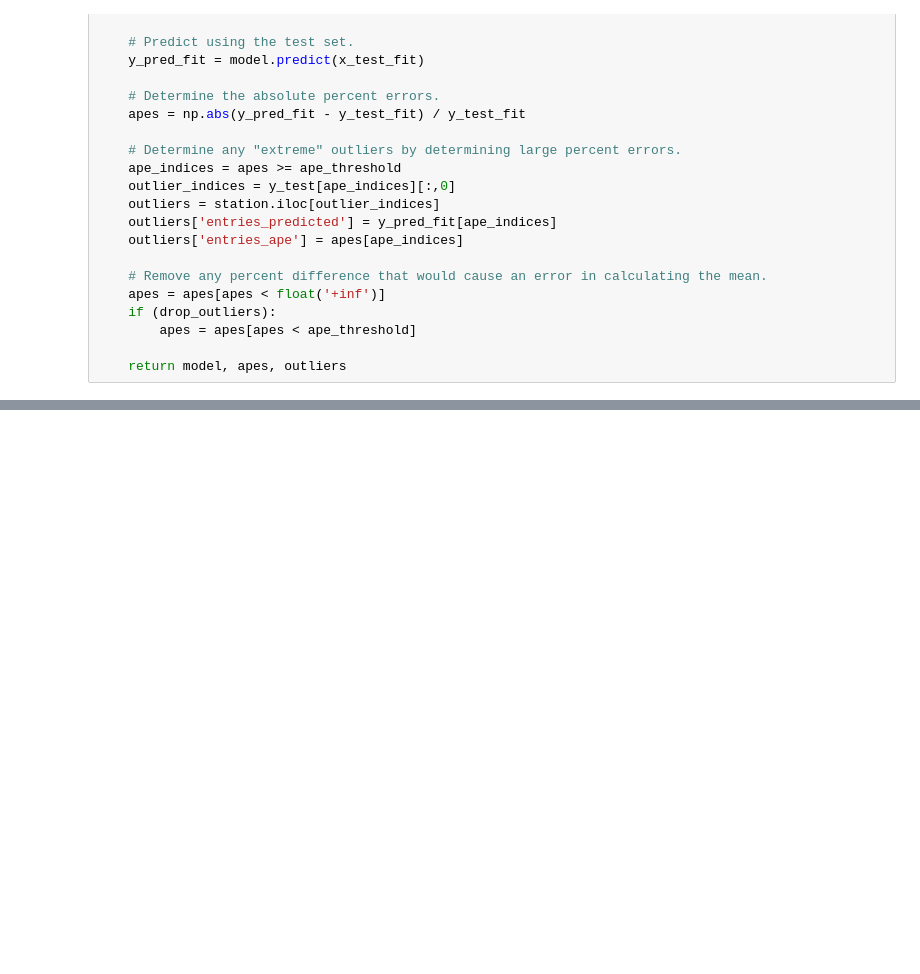
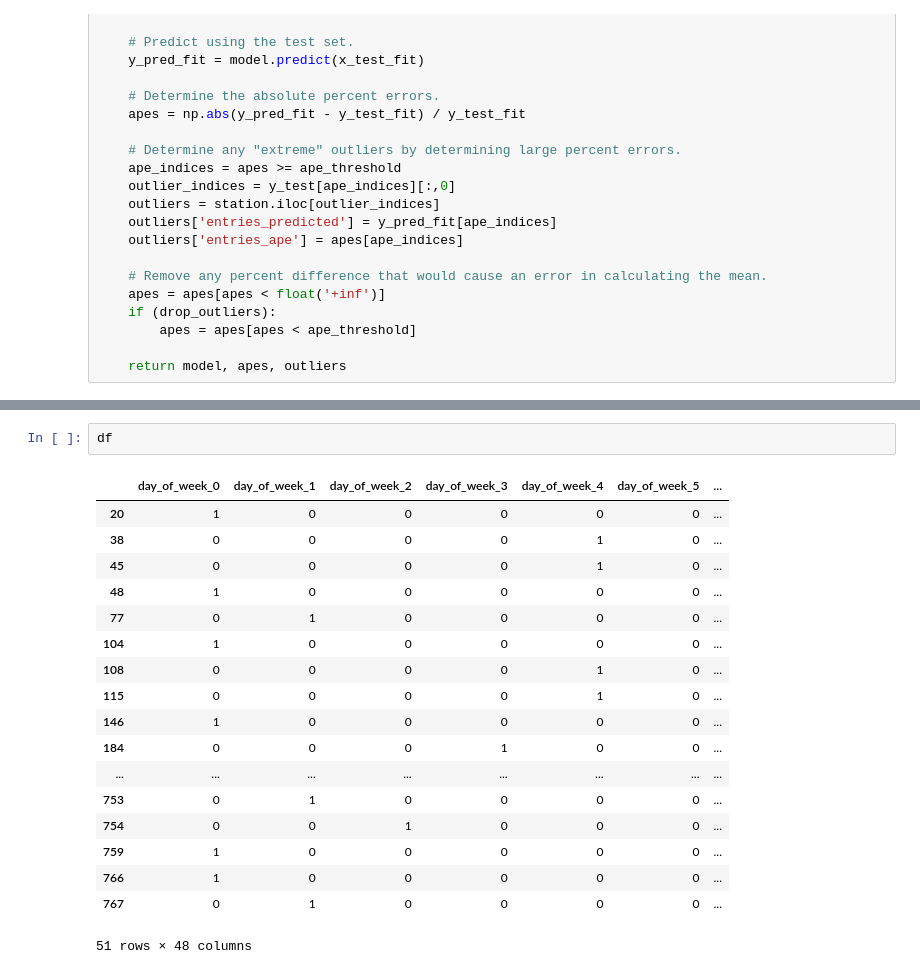
Before and after one commit to azampagl/harvard-capstone, a Jupyter notebook: src/prediction/daily_t_station/EntriesByDay-SVM.ipynb, the cells around one changed output, grey strips where cells are left out. Drawn from its saved outputs; the diff is of its cells as text; blank space fills up the shorter version.

```diff
--- a/src/prediction/daily_t_station/EntriesByDay-SVM.ipynb
+++ b/src/prediction/daily_t_station/EntriesByDay-SVM.ipynb
@@ -164,0 +185,21 @@ outliers.to_csv("kenmore-outliers.csv")
+# %%
+df
+# %% [output]
+|  | day_of_week_0 | day_of_week_1 | day_of_week_2 | day_of_week_3 | day_of_week_4 | day_of_week_5 | ... |
+| 20 | 1 | 0 | 0 | 0 | 0 | 0 | ... |
+| 38 | 0 | 0 | 0 | 0 | 1 | 0 | ... |
+| 45 | 0 | 0 | 0 | 0 | 1 | 0 | ... |
+| 48 | 1 | 0 | 0 | 0 | 0 | 0 | ... |
+| 77 | 0 | 1 | 0 | 0 | 0 | 0 | ... |
+| 104 | 1 | 0 | 0 | 0 | 0 | 0 | ... |
+| 108 | 0 | 0 | 0 | 0 | 1 | 0 | ... |
+| 115 | 0 | 0 | 0 | 0 | 1 | 0 | ... |
+| 146 | 1 | 0 | 0 | 0 | 0 | 0 | ... |
+| 184 | 0 | 0 | 0 | 1 | 0 | 0 | ... |
+| ... | ... | ... | ... | ... | ... | ... | ... |
+| 753 | 0 | 1 | 0 | 0 | 0 | 0 | ... |
+| 754 | 0 | 0 | 1 | 0 | 0 | 0 | ... |
+| 759 | 1 | 0 | 0 | 0 | 0 | 0 | ... |
+| 766 | 1 | 0 | 0 | 0 | 0 | 0 | ... |
+| 767 | 0 | 1 | 0 | 0 | 0 | 0 | ... |
+51 rows × 48 columns
```
Also changed, not shown: parts of 5 cells of this notebook, 1 other file.
